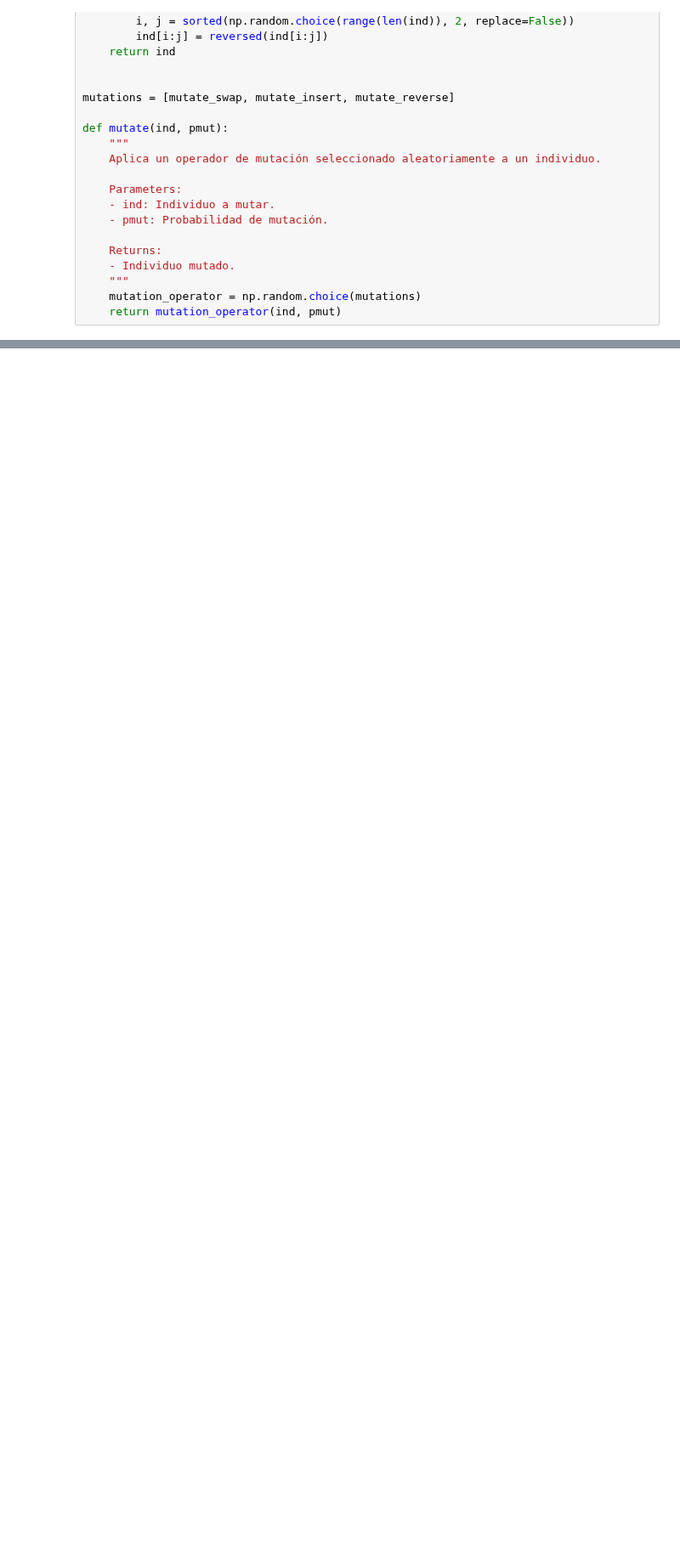
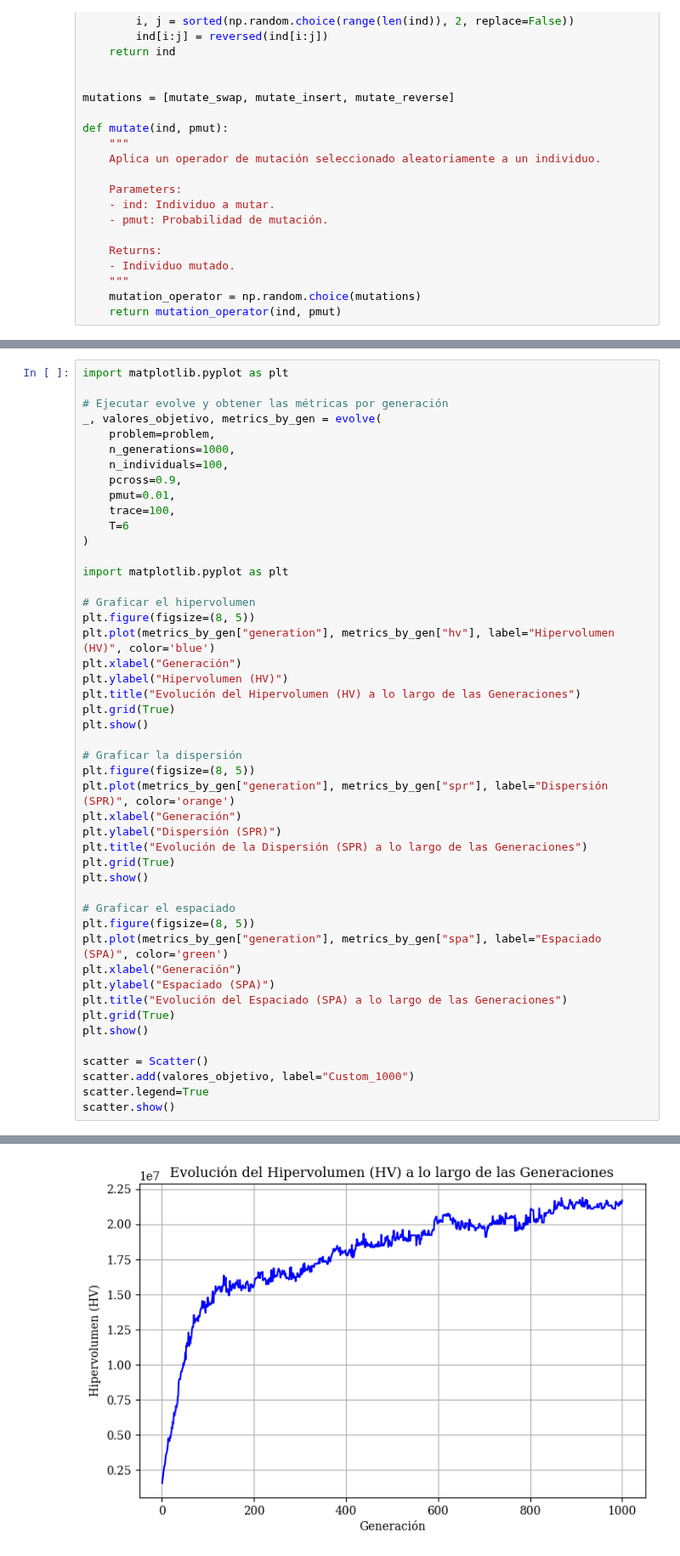
Before and after one commit to JorgeDC01/EMOC, a Jupyter notebook: TSP_MO_Prueba.ipynb, the cells around one changed output, grey strips where cells are left out. Shown at 85% size. Drawn from its saved outputs; the diff is of its cells as text; blank space fills up the shorter version.

```diff
--- a/TSP_MO_Prueba.ipynb
+++ b/TSP_MO_Prueba.ipynb
@@ -460,0 +611,48 @@ scatter.show()
+# %%
+import matplotlib.pyplot as plt
+
+# Ejecutar evolve y obtener las métricas por generación
+_, valores_objetivo, metrics_by_gen = evolve(
+    problem=problem,
+    n_generations=1000,
+    n_individuals=100,
+    pcross=0.9,
+    pmut=0.01,
+    trace=100,
+    T=6
+)
+
+import matplotlib.pyplot as plt
+
+# Graficar el hipervolumen
+plt.figure(figsize=(8, 5))
+plt.plot(metrics_by_gen["generation"], metrics_by_gen["hv"], label="Hipervolumen (HV)", color='blue')
+plt.xlabel("Generación")
+plt.ylabel("Hipervolumen (HV)")
+plt.title("Evolución del Hipervolumen (HV) a lo largo de las Generaciones")
+plt.grid(True)
+plt.show()
+
+# Graficar la dispersión
+plt.figure(figsize=(8, 5))
+plt.plot(metrics_by_gen["generation"], metrics_by_gen["spr"], label="Dispersión (SPR)", color='orange')
+plt.xlabel("Generación")
+plt.ylabel("Dispersión (SPR)")
+plt.title("Evolución de la Dispersión (SPR) a lo largo de las Generaciones")
+plt.grid(True)
+plt.show()
+
+# Graficar el espaciado
+plt.figure(figsize=(8, 5))
+plt.plot(metrics_by_gen["generation"], metrics_by_gen["spa"], label="Espaciado (SPA)", color='green')
+plt.xlabel("Generación")
+plt.ylabel("Espaciado (SPA)")
+plt.title("Evolución del Espaciado (SPA) a lo largo de las Generaciones")
+plt.grid(True)
+plt.show()
+
+scatter = Scatter()
+scatter.add(valores_objetivo, label="Custom_1000")
+scatter.legend=True
+scatter.show()
+# %% [output]
@@ -460,0 +670 @@ scatter.show()
+[figure, added]
```
Also changed, not shown: parts of 20 cells of this notebook.
